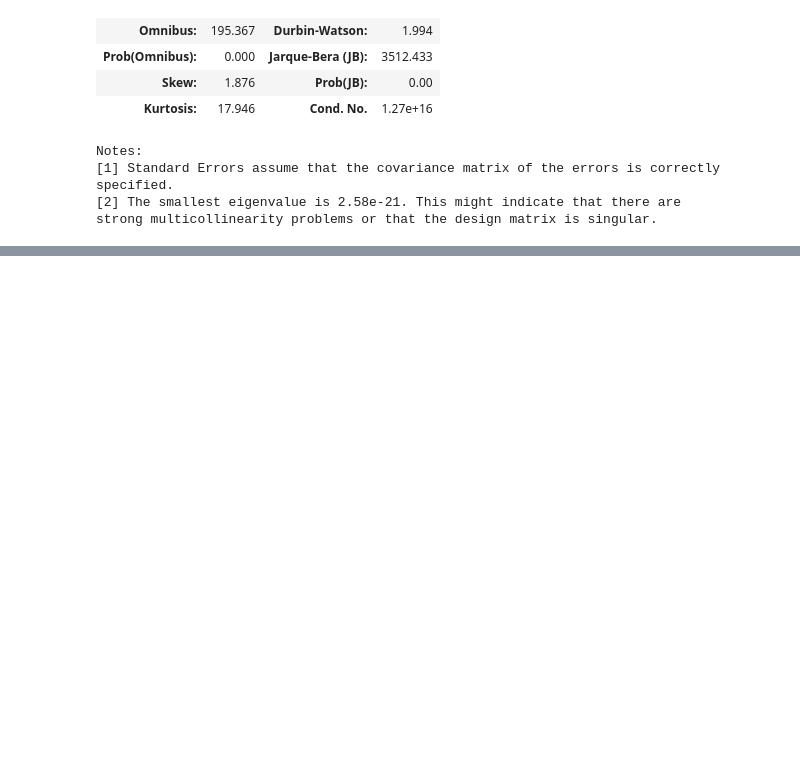
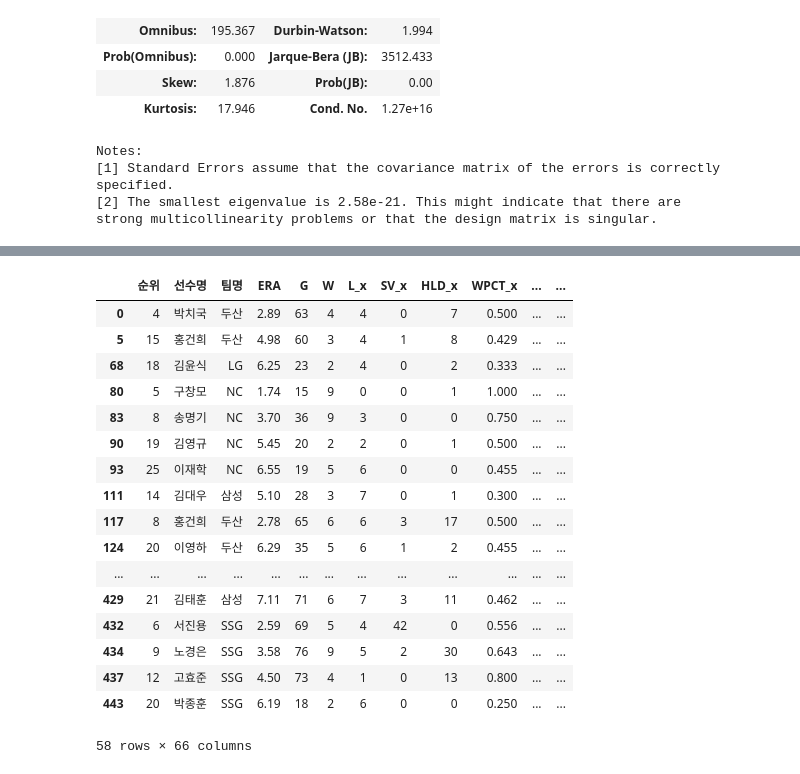
Before and after one commit to jayiuk/mid_project, a Jupyter notebook: eda_data.ipynb, the cells around one changed output, grey strips where cells are left out. Drawn from its saved outputs; the diff is of its cells as text; code cells hidden in the pictures; blank space fills up the shorter version.

```diff
--- a/eda_data.ipynb
+++ b/eda_data.ipynb
@@ -181,0 +409,2 @@ df_modeling.to_csv('modeling_data.csv', index = False)
+# %%
+df_stat_salary = pd.merge(df_stat, df_c, on = ['선수명', '팀명', '순위', 'ERA', 'G', 'W', 'WHIP'], how = 'left')
@@ -181,0 +427,27 @@ df_modeling.to_csv('modeling_data.csv', index = False)
+# %%
+df_stat_salary_0 = df_stat_salary.query('tier == 0')
+df_stat_salary_1 = df_stat_salary.query('tier == 1')
+df_stat_salary_2 = df_stat_salary.query('tier == 2')
+df_stat_salary_3 = df_stat_salary.query('tier == 3')
+df_stat_salary_4 = df_stat_salary.query('tier == 4')
+# %%
+df_stat_salary_4
+# %% [output]
+|  | 순위 | 선수명 | 팀명 | ERA | G | W | L_x | SV_x | HLD_x | WPCT_x | ... | ... |
+| 0 | 4 | 박치국 | 두산 | 2.89 | 63 | 4 | 4 | 0 | 7 | 0.500 | ... | ... |
+| 5 | 15 | 홍건희 | 두산 | 4.98 | 60 | 3 | 4 | 1 | 8 | 0.429 | ... | ... |
+| 68 | 18 | 김윤식 | LG | 6.25 | 23 | 2 | 4 | 0 | 2 | 0.333 | ... | ... |
+| 80 | 5 | 구창모 | NC | 1.74 | 15 | 9 | 0 | 0 | 1 | 1.000 | ... | ... |
+| 83 | 8 | 송명기 | NC | 3.70 | 36 | 9 | 3 | 0 | 0 | 0.750 | ... | ... |
+| 90 | 19 | 김영규 | NC | 5.45 | 20 | 2 | 2 | 0 | 1 | 0.500 | ... | ... |
+| 93 | 25 | 이재학 | NC | 6.55 | 19 | 5 | 6 | 0 | 0 | 0.455 | ... | ... |
+| 111 | 14 | 김대우 | 삼성 | 5.10 | 28 | 3 | 7 | 0 | 1 | 0.300 | ... | ... |
+| 117 | 8 | 홍건희 | 두산 | 2.78 | 65 | 6 | 6 | 3 | 17 | 0.500 | ... | ... |
+| 124 | 20 | 이영하 | 두산 | 6.29 | 35 | 5 | 6 | 1 | 2 | 0.455 | ... | ... |
+| ... | ... | ... | ... | ... | ... | ... | ... | ... | ... | ... | ... | ... |
+| 429 | 21 | 김태훈 | 삼성 | 7.11 | 71 | 6 | 7 | 3 | 11 | 0.462 | ... | ... |
+| 432 | 6 | 서진용 | SSG | 2.59 | 69 | 5 | 4 | 42 | 0 | 0.556 | ... | ... |
+| 434 | 9 | 노경은 | SSG | 3.58 | 76 | 9 | 5 | 2 | 30 | 0.643 | ... | ... |
+| 437 | 12 | 고효준 | SSG | 4.50 | 73 | 4 | 1 | 0 | 13 | 0.800 | ... | ... |
+| 443 | 20 | 박종훈 | SSG | 6.19 | 18 | 2 | 6 | 0 | 0 | 0.250 | ... | ... |
+58 rows × 66 columns
```
Also changed, not shown: parts of 38 cells of this notebook, 1 other file.
